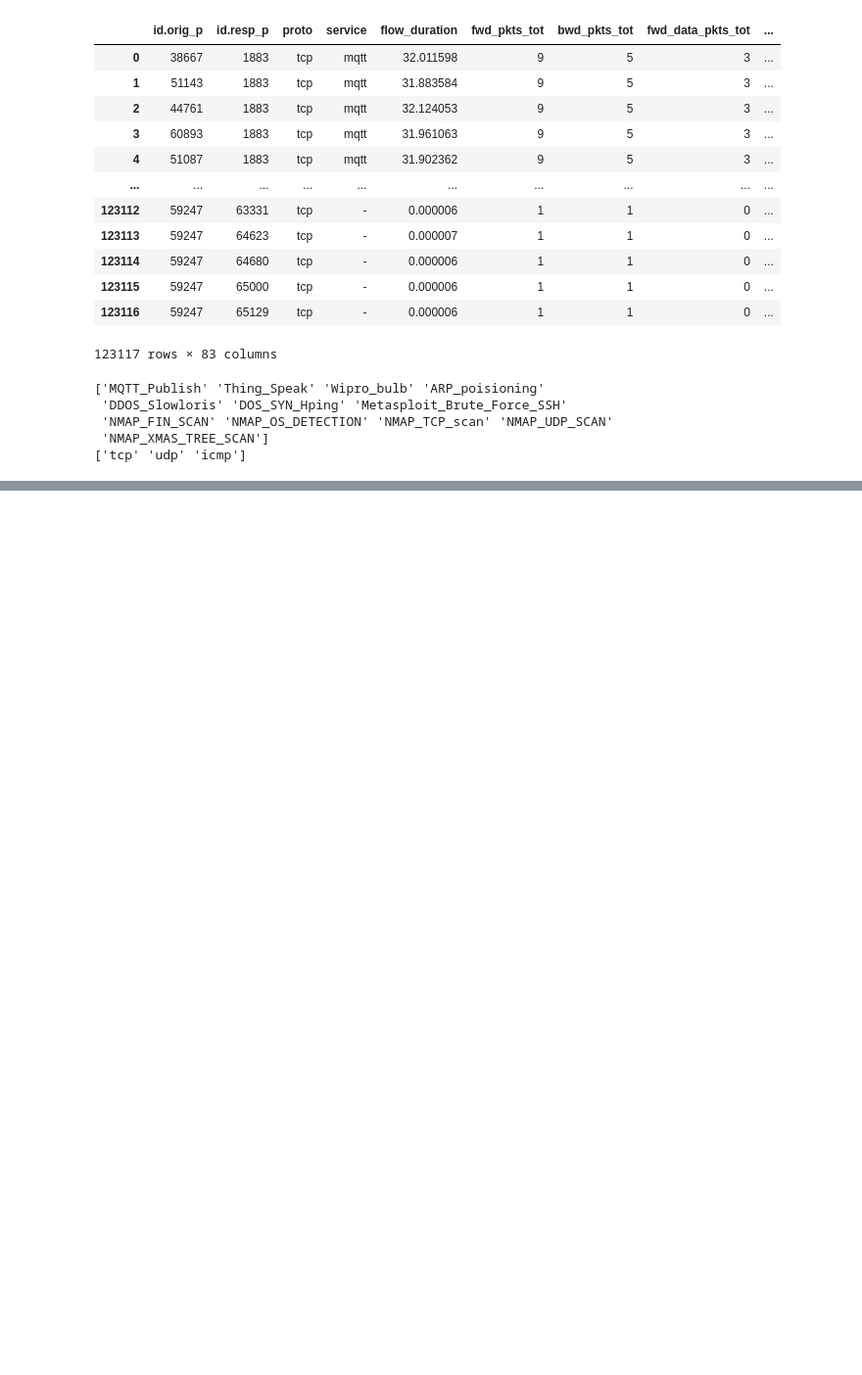
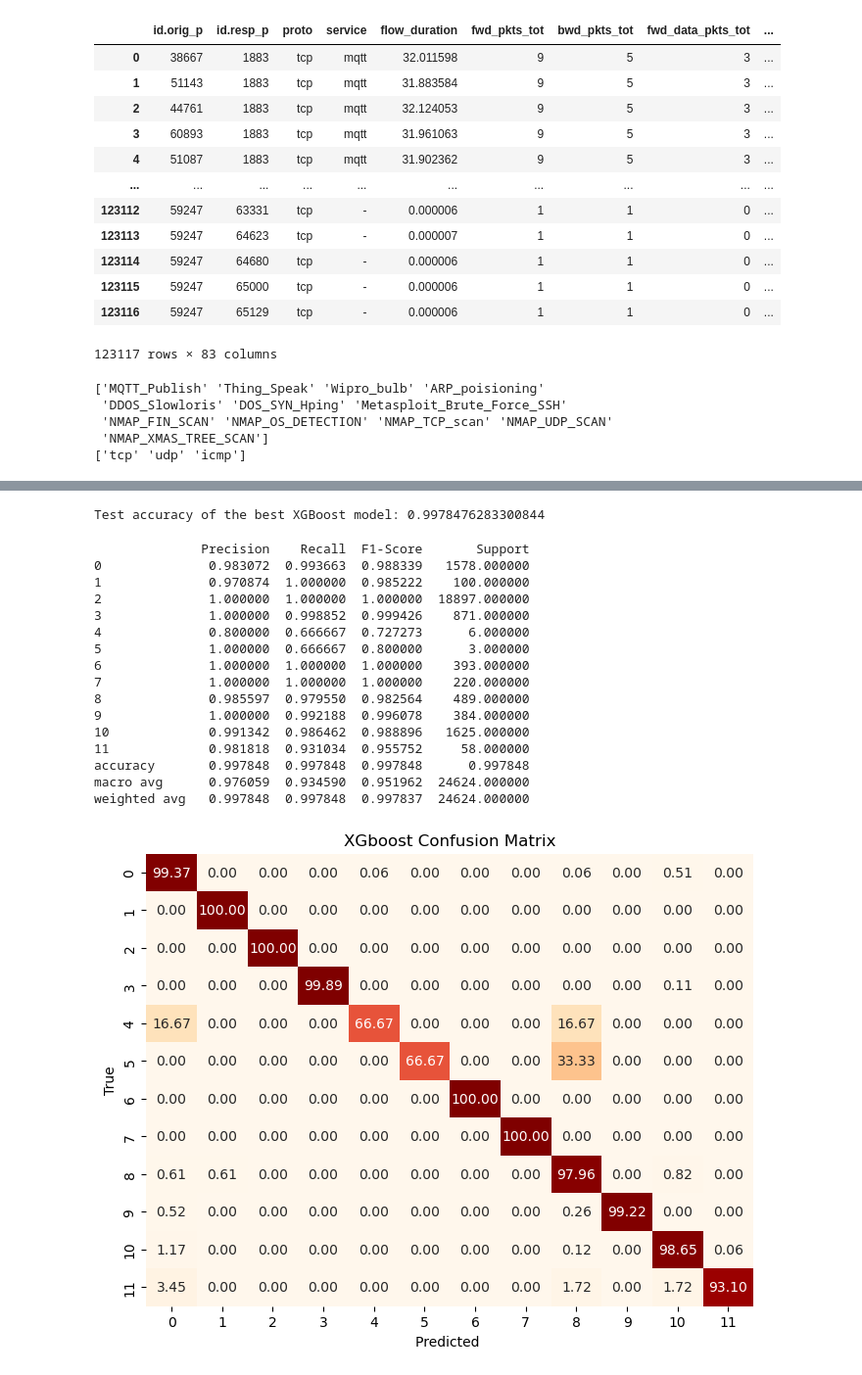
Before and after one commit to EmilySu08/CPE576-Project, a Jupyter notebook: Final Project.ipynb, the cells around one changed output, grey strips where cells are left out. Shown at 98% size. Drawn from its saved outputs; the diff is of its cells as text; code cells hidden in the pictures; blank space fills up the shorter version.

```diff
--- a/Final Project.ipynb
+++ b/Final Project.ipynb
@@ -147,0 +392,48 @@ Test accuracy of the best model: 0.9521198830409356
+# %%
+best_model_xg_cv = random_search.best_estimator_  # Extract the best XGBoost model
+y_pred_test_xg = best_model_xg_cv.predict(X_test)  # Predict labels for the test set
+
+# Calculate accuracy
+test_accuracy_xg = accuracy_score(y_test_encoded, y_pred_test_xg)
+print("Test accuracy of the best XGBoost model:", test_accuracy_xg)
+# %% [output]
+Test accuracy of the best XGBoost model: 0.9978476283300844
+# %%
+#confusion matrix
+cm_xg_cv = confusion_matrix(y_test_encoded, y_pred_test_xg)
+#making it percent
+cm_percent_xg_cv = cm_xg_cv / np.sum(cm_xg_cv, axis=1, keepdims=True) * 100
+
+plt.figure(figsize=(8, 6))
+sns.heatmap(cm_percent_xg_cv, annot=True,cmap= 'OrRd' ,fmt=".2f", cbar=False)
+plt.xlabel('Predicted ')
+plt.ylabel('True')
+plt.title('XGboost Confusion Matrix')
+savefig("XGboost_%_CM.png")
+
+y_pred_xg_cv = best_model_xg_cv.predict(X_test)
+
+report_xg_cv = classification_report(y_test_encoded, y_pred_xg_cv, output_dict=True)
+class_report_df_xg_cv = pd.DataFrame(report_xg_cv).transpose()
+class_report_df_xg_cv = class_report_df_xg_cv.rename(columns={'precision': 'Precision', 'recall': 'Recall', 'f1-score': 'F1-Score', 'support': 'Support'})
+
+# Print the DataFrame
+print(class_report_df_xg_cv)
+# %% [output]
+              Precision    Recall  F1-Score       Support
+0              0.983072  0.993663  0.988339   1578.000000
+1              0.970874  1.000000  0.985222    100.000000
+2              1.000000  1.000000  1.000000  18897.000000
+3              1.000000  0.998852  0.999426    871.000000
+4              0.800000  0.666667  0.727273      6.000000
+5              1.000000  0.666667  0.800000      3.000000
+6              1.000000  1.000000  1.000000    393.000000
+7              1.000000  1.000000  1.000000    220.000000
+8              0.985597  0.979550  0.982564    489.000000
+9              1.000000  0.992188  0.996078    384.000000
+10             0.991342  0.986462  0.988896   1625.000000
+11             0.981818  0.931034  0.955752     58.000000
+accuracy       0.997848  0.997848  0.997848      0.997848
+macro avg      0.976059  0.934590  0.951962  24624.000000
+weighted avg   0.997848  0.997848  0.997837  24624.000000
+[figure, added]
```
Also changed, not shown: parts of 11 cells of this notebook.
